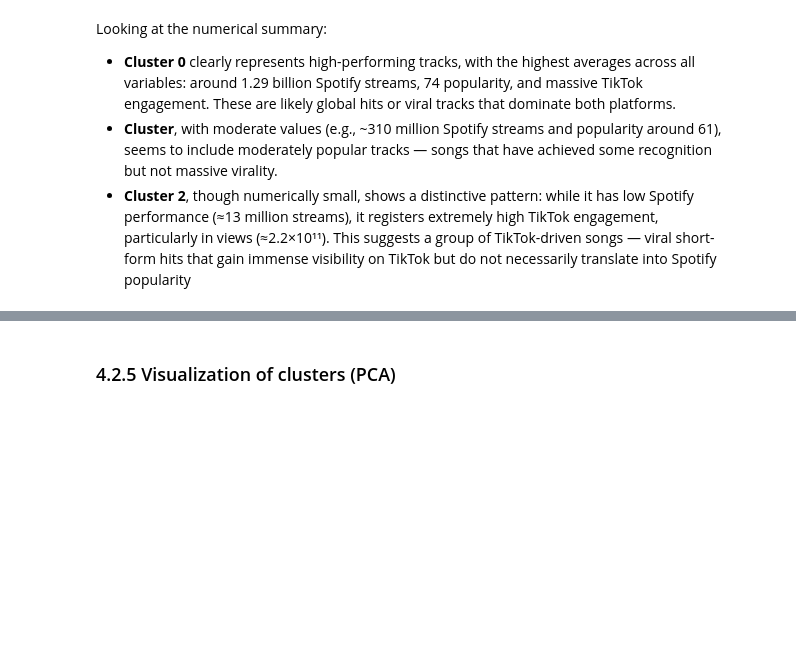
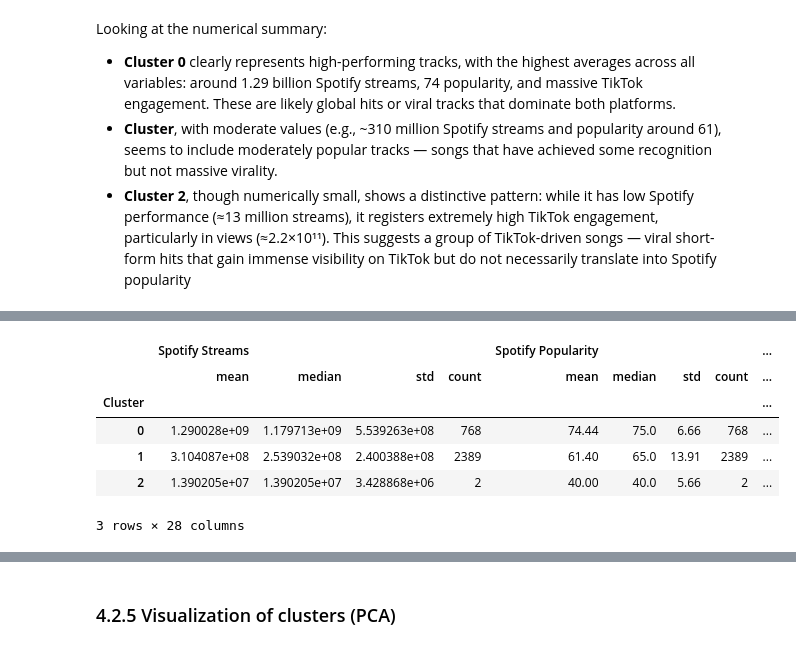
Before and after one commit to letti70033/spotify-tiktok-analysis, a Jupyter notebook: Notebook.ipynb, the cells around one changed output, grey strips where cells are left out. Saved outputs shown, nothing was run; the diff lists cells and outputs as text; code cells hidden in the pictures; blank space fills up the shorter version.

```diff
--- a/Notebook.ipynb
+++ b/Notebook.ipynb
@@ -1224,0 +1231,12 @@ Looking at the numerical summary:
+# %%
+# Detailed cluster-level summary (mean, median, std, count)
+detailed_cluster_stats = df.groupby('Cluster')[features].agg(['mean', 'median', 'std', 'count']).round(2)
+display(detailed_cluster_stats)
+# %% [output]
+|  | Spotify Streams |  |  |  | Spotify Popularity |  |  |  | ... |
+|  | mean | median | std | count | mean | median | std | count | ... |
+| Cluster |  |  |  |  |  |  |  |  | ... |
+| 0 | 1.290028e+09 | 1.179713e+09 | 5.539263e+08 | 768 | 74.44 | 75.0 | 6.66 | 768 | ... |
+| 1 | 3.104087e+08 | 2.539032e+08 | 2.400388e+08 | 2389 | 61.40 | 65.0 | 13.91 | 2389 | ... |
+| 2 | 1.390205e+07 | 1.390205e+07 | 3.428868e+06 | 2 | 40.00 | 40.0 | 5.66 | 2 | ... |
+3 rows × 28 columns
```
Also changed, not shown: parts of 10 cells of this notebook.
